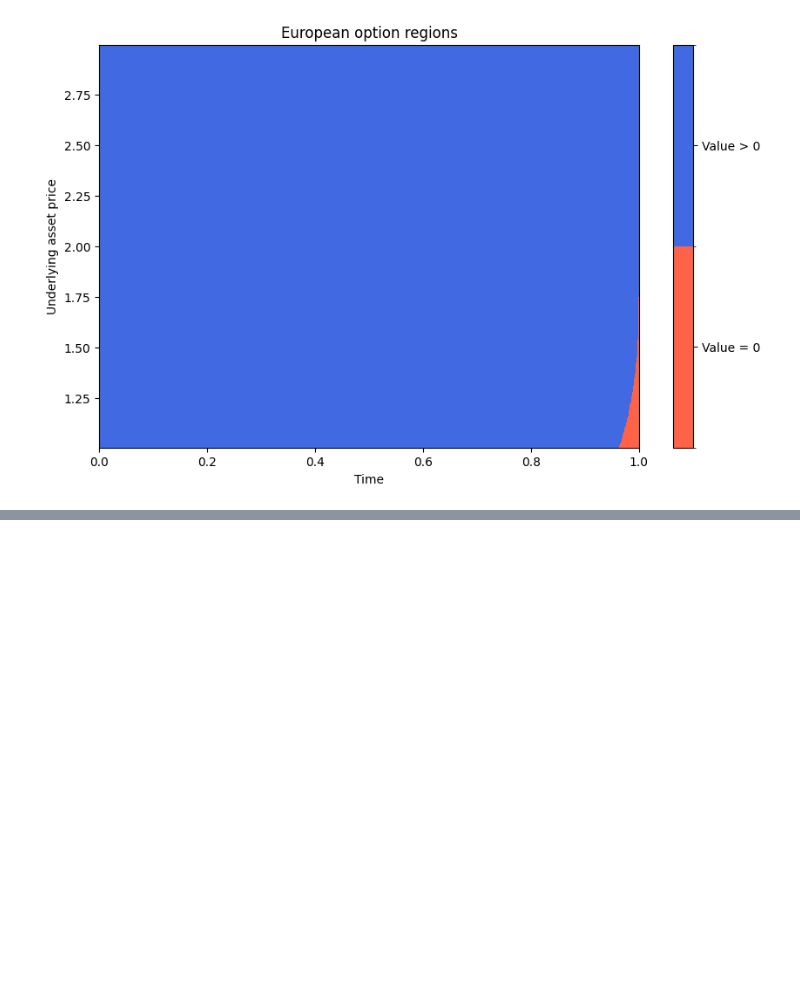
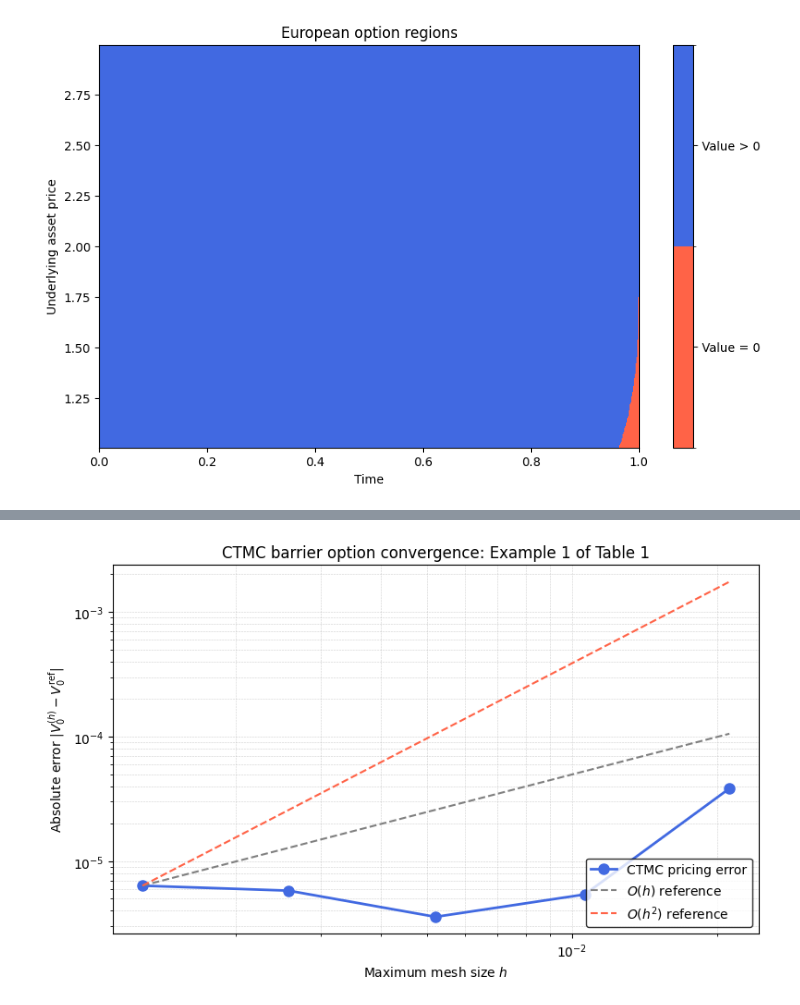
Before and after one commit to heavy-t/MMATH_Project, a Jupyter notebook: Markov.ipynb, the cells around one changed output, grey strips where cells are left out. Saved outputs shown, nothing was run; the diff lists cells and outputs as text; code cells hidden in the pictures; blank space fills up the shorter version.

```diff
--- a/Markov.ipynb
+++ b/Markov.ipynb
@@ -833,3 +833,84 @@ Absolute error: 5.781261434682772e-07
 Equation (3.9) result: 0.07617355457688338
 Absolute error: 8.554576883382237e-06
 [figure]
+# %%
+import numpy as np
+import matplotlib.pyplot as plt
+
+# --- Reference setup: Example 1 of Table 1 ---
+S0, d = 2.0, 0
+sigma, r, E, l, u, T = 0.2, 0.02, 2, 1.5, 2.5, 1
+V_ref = 0.041082  # reference price from Table 1
+
+# --- Grid sizes to test ---
+# N_per_subgrid: points per sub-grid (N1 = N2 = N3)
+# Doubling each time to check the convergence slope on a log-log plot
+N_list = [25, 50, 100, 200, 400]
+
+errors = []
+mesh_sizes = []
+
+for N_per in N_list:
+
+    G = build_nonuniform_grid(
+        S0=S0, l=l, u=u,
+        x_min=0.2, x_max=10,
+        N1=N_per, N2=N_per, N3=N_per,
+        d1_minus=100, d1_plus=1,
+        d2_minus=10,  d2_plus=10,
+        d3_minus=1,   d3_plus=100,
+    )
+
+    Lambda = build_generator(G, r, d, sigma)
+
+    result = theorem_3_9_value(Lambda, T, r, G, l, u, E, S0)
+    V_computed = result["option_price"]
+
+    # maximum mesh size over the restricted grid (between barriers)
+    G_hat_mask = (G > l) & (G < u)
+    G_hat = G[G_hat_mask]
+    h = np.max(np.diff(G_hat))
+
+    err = abs(V_computed - V_ref)
+
+    errors.append(err)
+    mesh_sizes.append(h)
+
+    print(f"N_per={N_per:>4d}  n_grid={len(G):>4d}  h={h:.4e}  "
+          f"V={V_computed:.6f}  err={err:.4e}")
+
+errors = np.array(errors)
+mesh_sizes = np.array(mesh_sizes)
+
+# --- Estimate empirical convergence rate ---
+# Fit log(error) = p * log(h) + c
+log_h = np.log(mesh_sizes)
+log_err = np.log(errors)
+# Robust fit on the last three points (asymptotic regime)
+p, c = np.polyfit(log_h[-3:], log_err[-3:], 1)
+print(f"\nEmpirical convergence rate (last 3 points): p = {p:.3f}")
+
+# --- Plot ---
+fig, ax = plt.subplots(figsize=(8, 5))
+
+ax.loglog(mesh_sizes, errors, 'o-', color='royalblue',
+          markersize=8, linewidth=2, label='CTMC pricing error')
+
+# reference slopes: O(h) and O(h^2)
+h_ref = np.array([mesh_sizes.min(), mesh_sizes.max()])
+# anchor the reference lines to the left-most data point
+c1 = errors[-1] / mesh_sizes[-1]          # slope -1 through smallest-h point
+c2 = errors[-1] / mesh_sizes[-1]**2        # slope -2 through smallest-h point
+ax.loglog(h_ref, c1 * h_ref,    '--', color='gray',   label=r'$O(h)$ reference')
+ax.loglog(h_ref, c2 * h_ref**2, '--', color='tomato', label=r'$O(h^2)$ reference')
+
+ax.set_xlabel(r'Maximum mesh size $h$')
+ax.set_ylabel(r'Absolute error $|V_0^{(h)} - V_0^{\mathrm{ref}}|$')
+ax.set_title('CTMC barrier option convergence: Example 1 of Table 1')
+ax.legend(loc='lower right', frameon=True, edgecolor='black')
+ax.grid(True, which='both', linestyle='--', linewidth=0.4, alpha=0.6)
+
+plt.tight_layout()
+plt.savefig('convergence_plot.png', dpi=150)
+plt.show()
+# %% [output]
@@ -835,0 +924 @@ Absolute error: 8.554576883382237e-06
+[figure, added]
```
Also changed, not shown: parts of 1 cell of this notebook, 3 other files.
